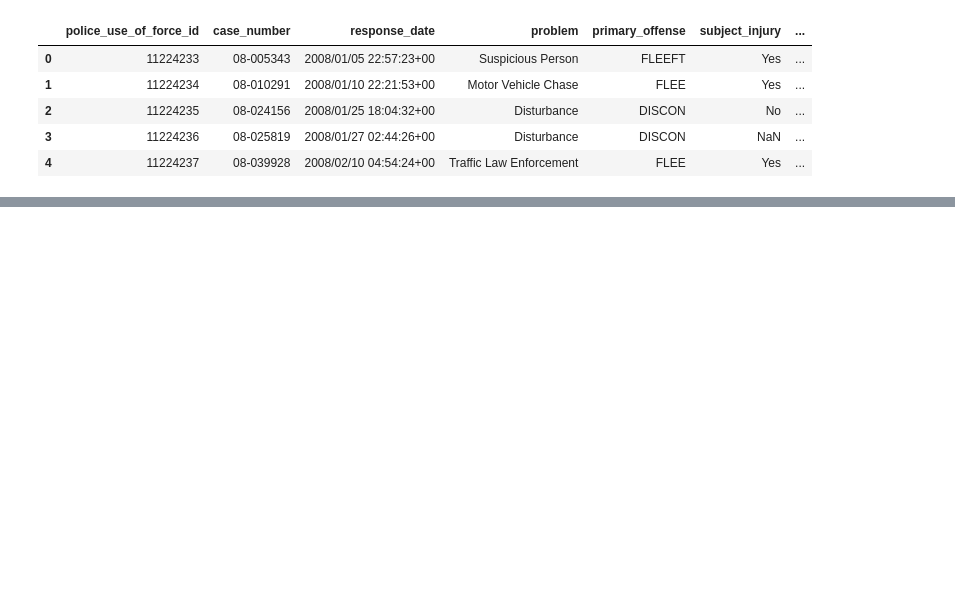
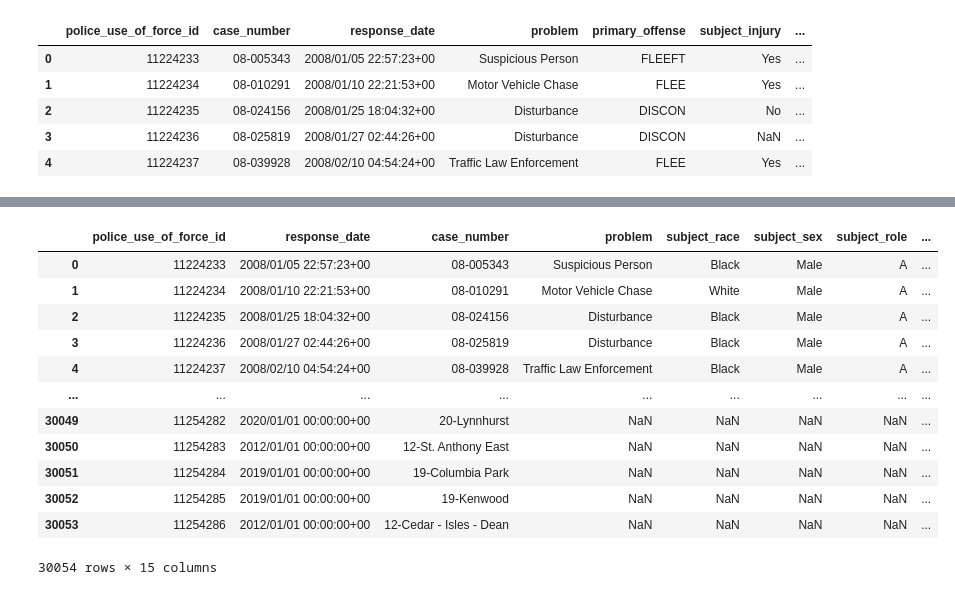
Before and after one commit to SwatiSSwain/REP_13_ETL-Project, a Jupyter notebook: Nick/Pandas_Script/Police_Use_Of_Force.ipynb, the cells around one changed output, grey strips where cells are left out. Saved outputs shown, nothing was run; the diff lists cells and outputs as text; code cells hidden in the pictures; blank space fills up the shorter version.

```diff
--- a/Nick/Pandas_Script/Police_Use_Of_Force.ipynb
+++ b/Nick/Pandas_Script/Police_Use_Of_Force.ipynb
@@ -120,0 +132,22 @@ left_join_df.head(5)
+# %%
+rearranged_df = left_join_df[['police_use_of_force_id','response_date',
+                              'case_number','problem','subject_race',
+                             'subject_sex','subject_role', 'primary_offense',
+                             'type_of_resistance', 'police_use_of_force_type',
+                             'force_type_action', 'subject_injury', 'neighborhood_id',
+                             'neighborhood', 'precinct']]
+rearranged_df
+# %% [output]
+|  | police_use_of_force_id | response_date | case_number | problem | subject_race | subject_sex | subject_role | ... |
+| 0 | 11224233 | 2008/01/05 22:57:23+00 | 08-005343 | Suspicious Person | Black | Male | A | ... |
+| 1 | 11224234 | 2008/01/10 22:21:53+00 | 08-010291 | Motor Vehicle Chase | White | Male | A | ... |
+| 2 | 11224235 | 2008/01/25 18:04:32+00 | 08-024156 | Disturbance | Black | Male | A | ... |
+| 3 | 11224236 | 2008/01/27 02:44:26+00 | 08-025819 | Disturbance | Black | Male | A | ... |
+| 4 | 11224237 | 2008/02/10 04:54:24+00 | 08-039928 | Traffic Law Enforcement | Black | Male | A | ... |
+| ... | ... | ... | ... | ... | ... | ... | ... | ... |
+| 30049 | 11254282 | 2020/01/01 00:00:00+00 | 20-Lynnhurst | NaN | NaN | NaN | NaN | ... |
+| 30050 | 11254283 | 2012/01/01 00:00:00+00 | 12-St. Anthony East | NaN | NaN | NaN | NaN | ... |
+| 30051 | 11254284 | 2019/01/01 00:00:00+00 | 19-Columbia Park | NaN | NaN | NaN | NaN | ... |
+| 30052 | 11254285 | 2019/01/01 00:00:00+00 | 19-Kenwood | NaN | NaN | NaN | NaN | ... |
+| 30053 | 11254286 | 2012/01/01 00:00:00+00 | 12-Cedar - Isles - Dean | NaN | NaN | NaN | NaN | ... |
+30054 rows × 15 columns
```
Also changed, not shown: parts of 13 cells of this notebook, 5 other files.
